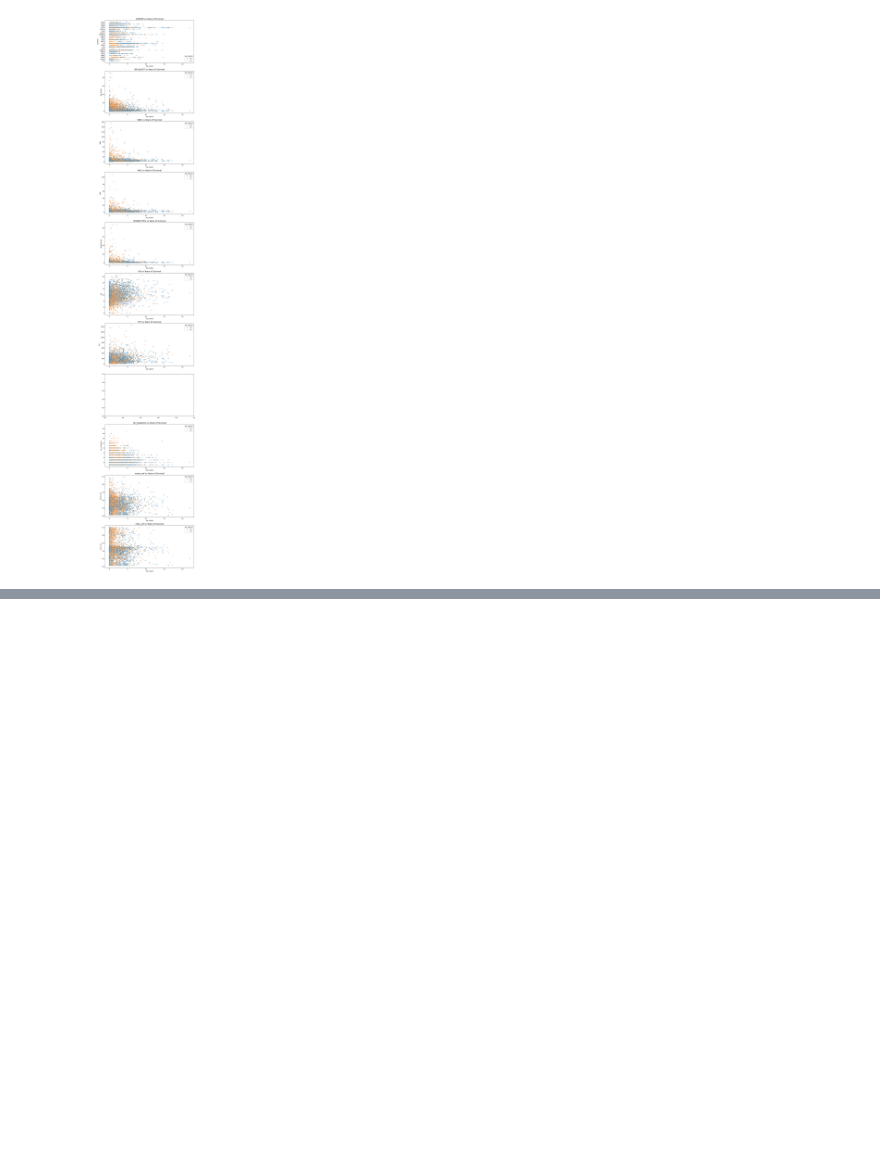
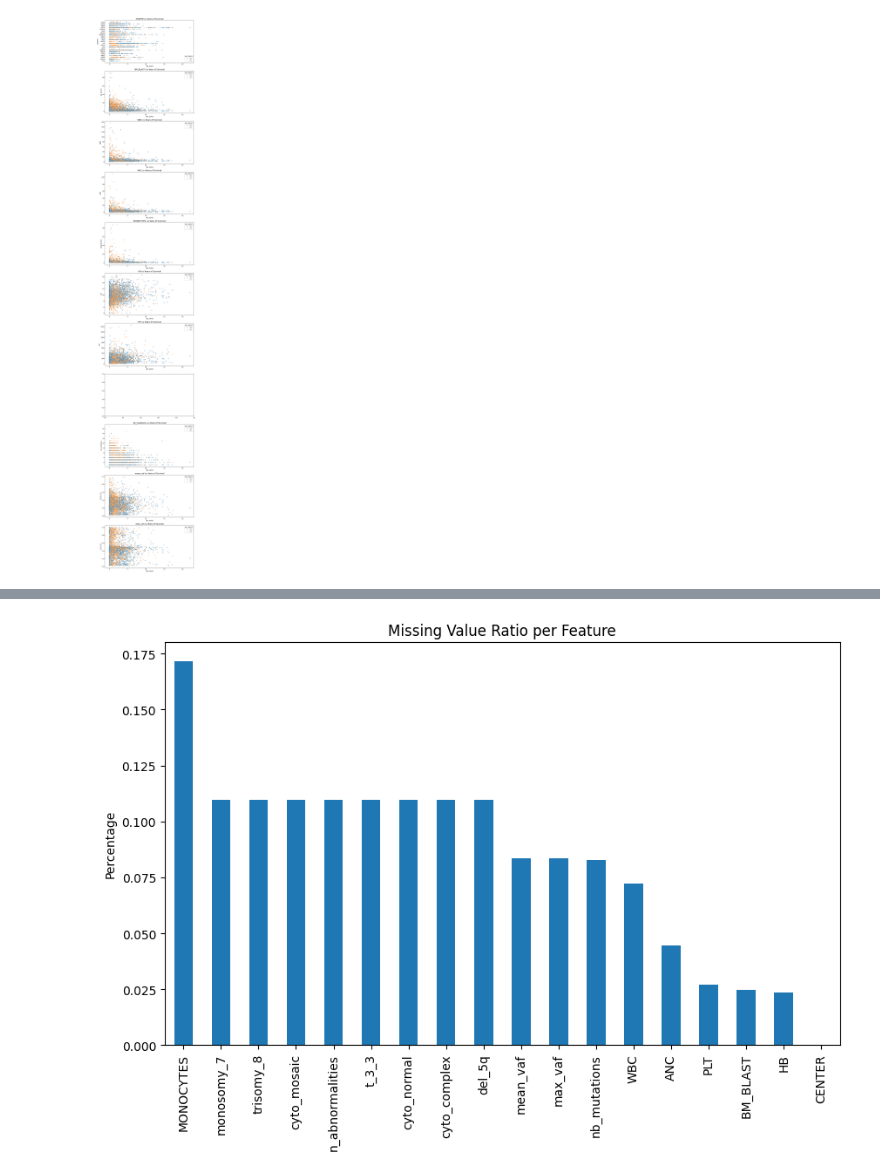
Before and after one commit to od121212/Leukemia-Survival-Rate, a Jupyter notebook: Sandbox.ipynb, the cells around one changed output, grey strips where cells are left out. Drawn from its saved outputs; the diff is of its cells as text; code cells hidden in the pictures; blank space fills up the shorter version.

```diff
--- a/Sandbox.ipynb
+++ b/Sandbox.ipynb
@@ -211,0 +275,10 @@ dtm.plot_categorical_boxplot(["CENTER", "nb_mutations"])
+# %%
+missing_ratio = X.isna().mean().sort_values(ascending=False)
+
+plt.figure(figsize=(10,6))
+missing_ratio.plot(kind="bar")
+plt.title("Missing Value Ratio per Feature")
+plt.ylabel("Percentage")
+plt.show()
+# %% [output]
+[figure, added]
```
Also changed, not shown: parts of 21 cells of this notebook, 4 other files.
